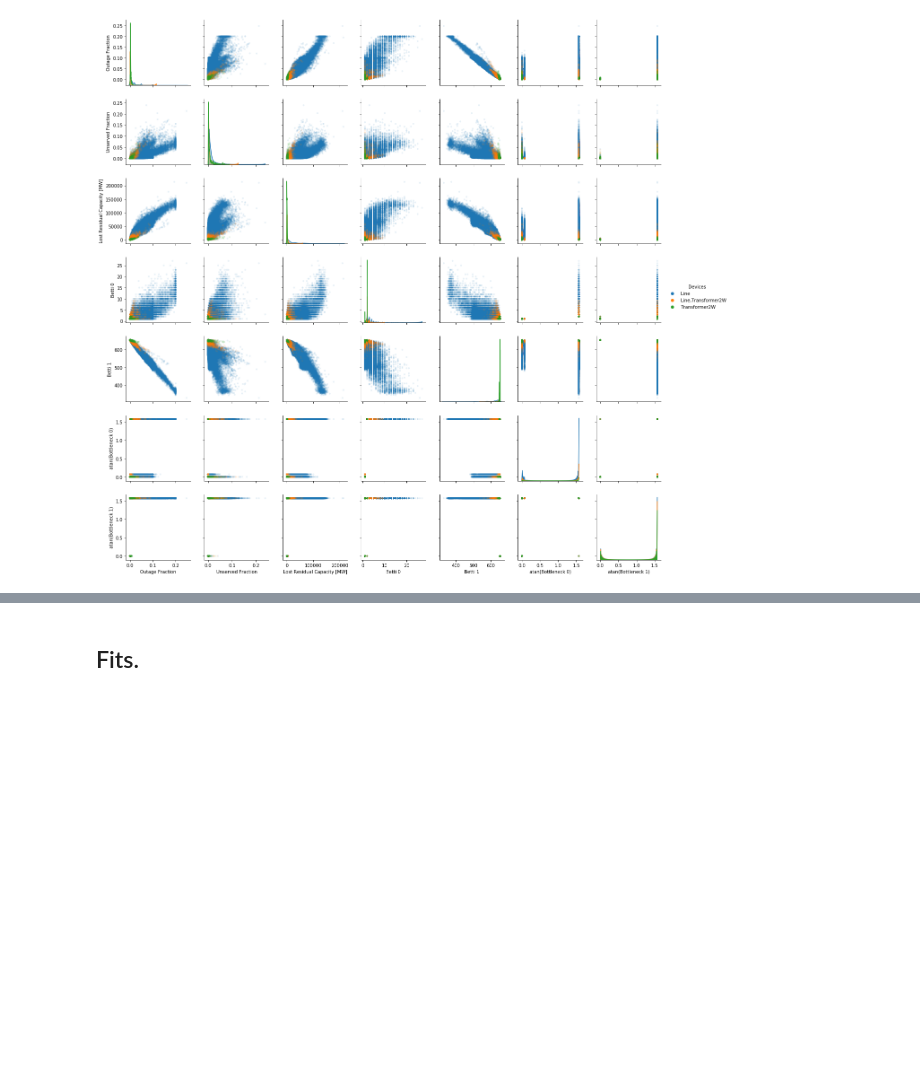
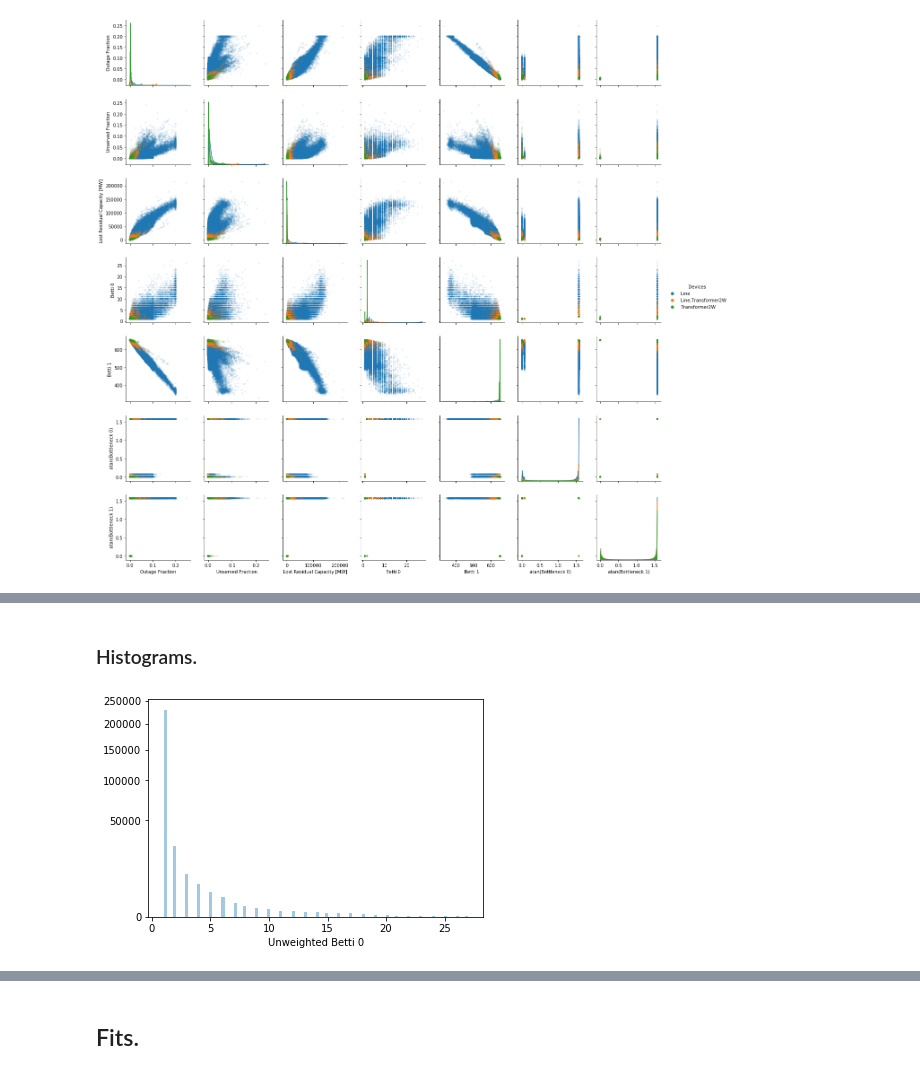
Before and after one commit to NREL/tda-ps, a Jupyter notebook: jsm-2020/results/figures.ipynb, the cells around one changed output, grey strips where cells are left out. Cells and saved outputs as stored; diff of their text form; code cells hidden in the pictures; blank space fills up the shorter version.

```diff
--- a/jsm-2020/results/figures.ipynb
+++ b/jsm-2020/results/figures.ipynb
@@ -264,0 +290,13 @@ g.savefig("pairs-residue.png")
+# %% [markdown]
+### Histograms.
+# %%
+g = sb.distplot(
+    z["Unweighted Betti 0"],
+    kde = False,
+#   rug = True,
+    bins  = 100,
+)
+g.set_yscale("squareroot")
+g.get_figure().savefig("unweighted-betti-0.png")
+# %% [output]
+[figure, added]
```
Also changed, not shown: parts of 10 cells of this notebook.
